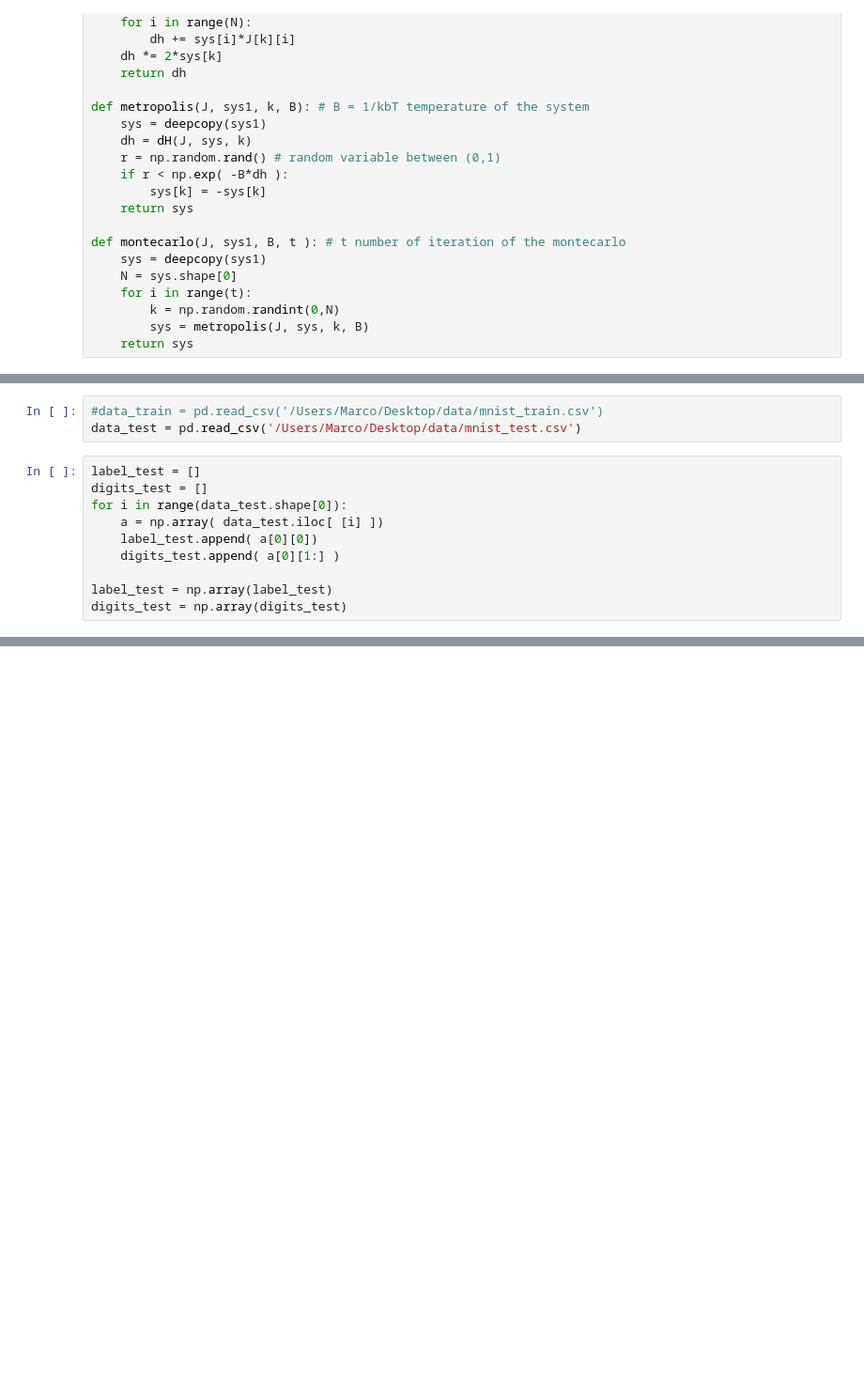
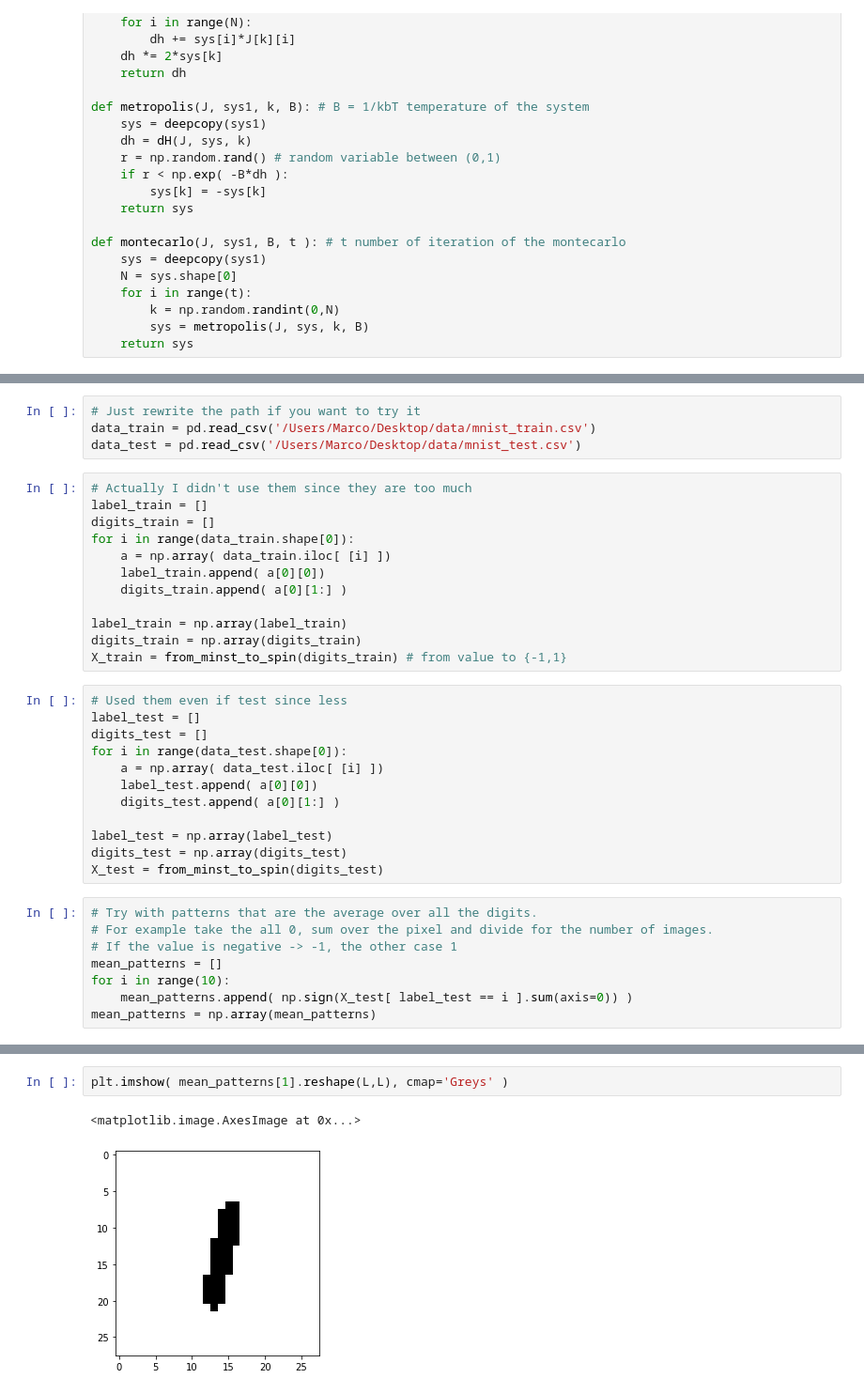
Before and after one commit to mballarin97/Hopfield-project, a Jupyter notebook: Handwritten digits recognition.ipynb, the cells around one changed output, grey strips where cells are left out. Shown at 94% size. Drawn from its saved outputs; the diff is of its cells as text; blank space fills up the shorter version.

Commit message:
Re-uploaded the lastest version of montecarlo and minst

```diff
--- a/Handwritten digits recognition.ipynb
+++ b/Handwritten digits recognition.ipynb
@@ -121,7 +128,21 @@ def montecarlo(J, sys1, B, t ): # t number of iteration of the montecarlo
 # %%
-#data_train = pd.read_csv('/Users/Marco/Desktop/data/mnist_train.csv')
+# Just rewrite the path if you want to try it
+data_train = pd.read_csv('/Users/Marco/Desktop/data/mnist_train.csv')
 data_test = pd.read_csv('/Users/Marco/Desktop/data/mnist_test.csv')
+# %%
+# Actually I didn't use them since they are too much
+label_train = []
+digits_train = []
+for i in range(data_train.shape[0]):
+    a = np.array( data_train.iloc[ [i] ])
+    label_train.append( a[0][0])
+    digits_train.append( a[0][1:] )
+
+label_train = np.array(label_train)
+digits_train = np.array(digits_train)
+X_train = from_minst_to_spin(digits_train) # from value to {-1,1}
 # %%
+# Used them even if test since less
 label_test = []
 digits_test = []
 for i in range(data_test.shape[0]):
@@ -131,3 +152,12 @@ for i in range(data_test.shape[0]):
 
 label_test = np.array(label_test)
 digits_test = np.array(digits_test)
+X_test = from_minst_to_spin(digits_test)
+# %%
+# Try with patterns that are the average over all the digits.
+# For example take the all 0, sum over the pixel and divide for the number of images.
+# If the value is negative -> -1, the other case 1
+mean_patterns = []
+for i in range(10):
+    mean_patterns.append( np.sign(X_test[ label_test == i ].sum(axis=0)) )
+mean_patterns = np.array(mean_patterns)
@@ -133,0 +172,5 @@ digits_test = np.array(digits_test)
+# %%
+plt.imshow( mean_patterns[1].reshape(L,L), cmap='Greys' )
+# %% [output]
+<matplotlib.image.AxesImage at 0x...>
+[figure, added]
```
Also changed, not shown: parts of 15 cells of this notebook, 1 other file.
